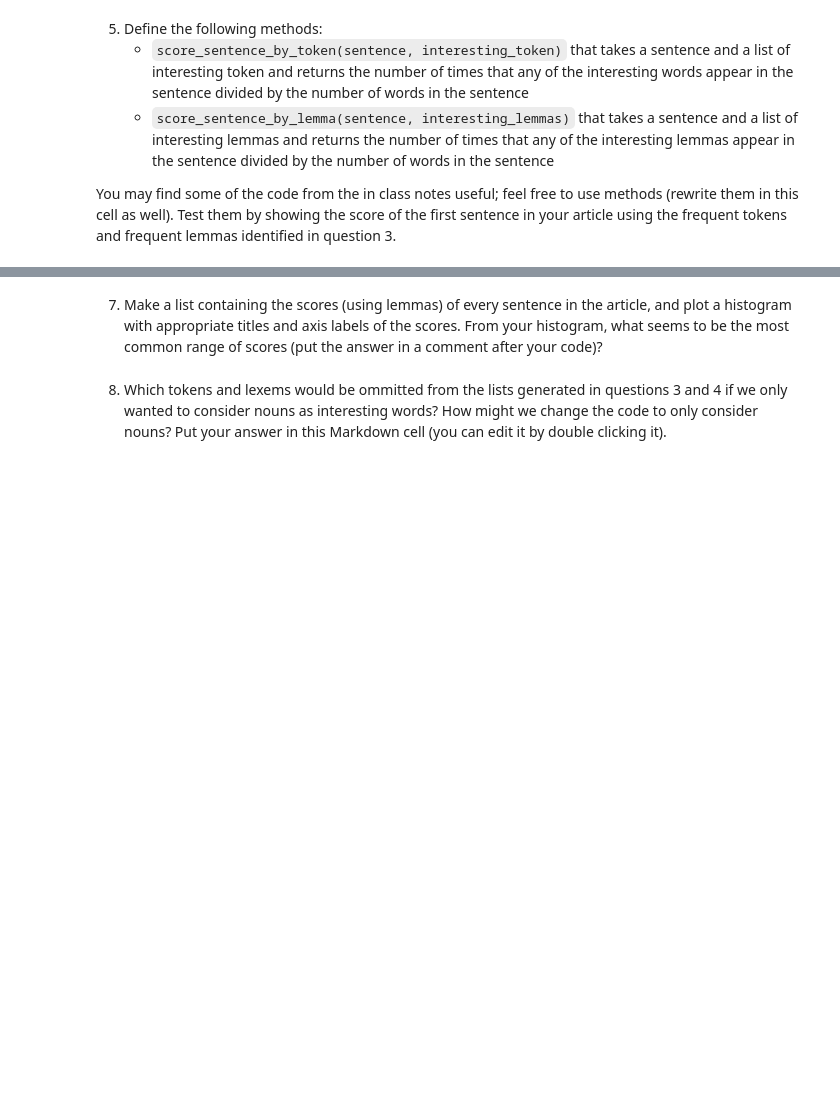
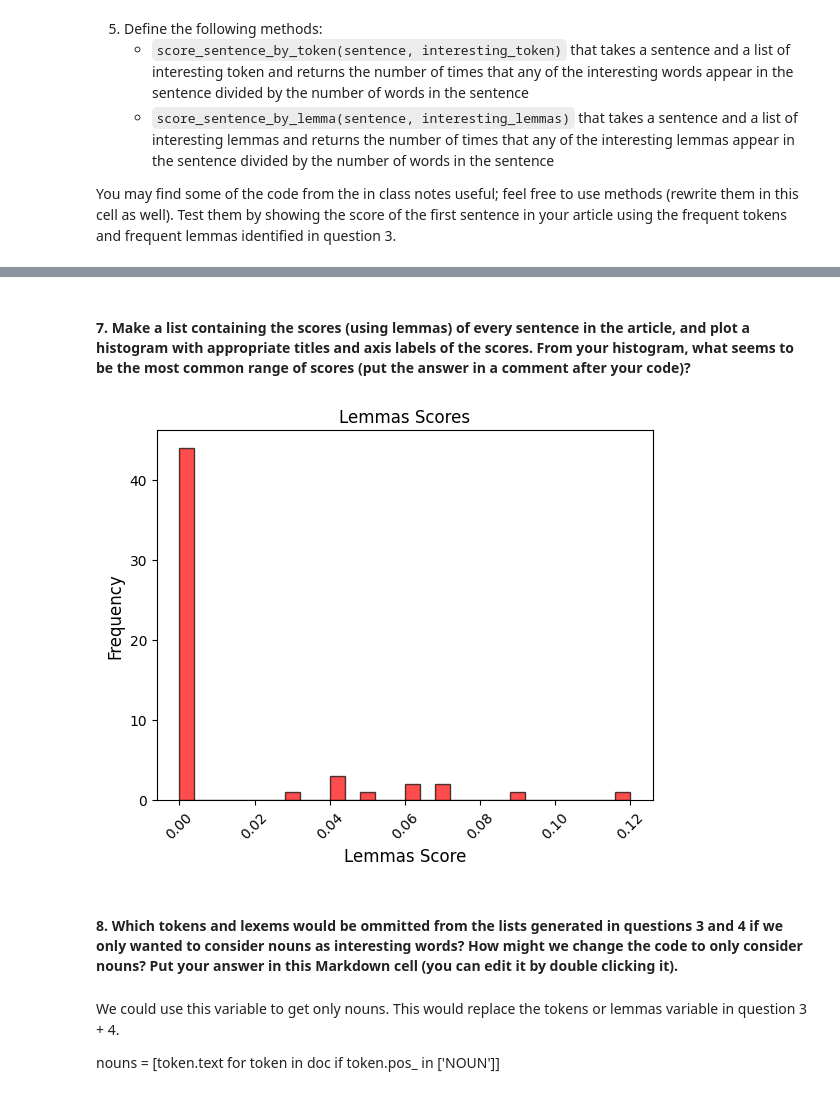
Before and after one commit to bncodes19/web-scraping, a Jupyter notebook: web-scraping.ipynb, the cells around one changed output, grey strips where cells are left out. Drawn from its saved outputs; the diff is of its cells as text; code cells hidden in the pictures; blank space fills up the shorter version.

```diff
--- a/web-scraping.ipynb
+++ b/web-scraping.ipynb
@@ -122,0 +135,17 @@ You may find some of the code from the in class notes useful; feel free to use m
+# %%
+# Score sentence by lemma
+
+def score_sentence_by_lemma(sentence, interesting_lemma):
+    doc = nlp(sentence)
+    interesting_lemma = [word.lower() for word in interesting_lemma]
+    lemma_count = sum(1 for token in doc if token.text.lower() in interesting_lemma)
+    total_lemma = len([token for token in doc if token.is_alpha])
+    if total_lemma == 0:
+        return 0
+    return round(lemma_count / total_lemma, 2)
+
+tenth_sentence = list(doc.sents)[10].text
+interesting_lemma = ['laser', 'solid', 'headlight']
+
+print(f"""The score for the following sentence is {score_sentence_by_lemma(tenth_sentence,interesting_lemma)}
+'{tenth_sentence}'""")
@@ -125,4 +175,26 @@ You may find some of the code from the in class notes useful; feel free to use m
 # %% [markdown]
-7. Make a list containing the scores (using lemmas) of every sentence in the article, and plot a histogram with appropriate titles and axis labels of the scores.  From your histogram, what seems to be the most common range of scores (put the answer in a comment after your code)?
+#### 7. Make a list containing the scores (using lemmas) of every sentence in the article, and plot a histogram with appropriate titles and axis labels of the scores.  From your histogram, what seems to be the most common range of scores (put the answer in a comment after your code)?
+# %%
+interesting_lemmas = ['image', 'futuristic', 'led', 'develop', 'blue', 'test']
+
+doc = nlp(article_cleaned)
+lemmas_scores = [score_sentence_by_lemma(sentence.text, interesting_lemmas) for sentence in doc.sents]
+
+plt.hist(lemmas_scores, bins=30, color='red', edgecolor='black', alpha=0.7)
+# Titles and labels
+plt.title('Lemmas Scores')
+plt.xlabel('Lemmas Score', fontsize=12, color='black')
+plt.ylabel('Frequency', fontsize=12, color='black')
+plt.xticks(fontsize=10, rotation=45, color='black')
+plt.yticks(fontsize=10, color='black')
+plt.show()
+
+# The most common range of scores is < 5%
+# %% [output]
+[figure, added]
 # %% [markdown]
-8. Which tokens and lexems would be ommitted from the lists generated in questions 3 and 4 if we only wanted to consider nouns as interesting words?  How might we change the code to only consider nouns? Put your answer in this Markdown cell (you can edit it by double clicking it).
+#### 8. Which tokens and lexems would be ommitted from the lists generated in questions 3 and 4 if we only wanted to consider nouns as interesting words?  How might we change the code to only consider nouns? Put your answer in this Markdown cell (you can edit it by double clicking it).
+# %% [markdown]
+We could use this variable to get only nouns. This would replace the tokens or lemmas variable in question 3 + 4.
+
+nouns = [token.text for token in doc if token.pos_ in ['NOUN']]
```
Also changed, not shown: parts of 11 cells of this notebook.
